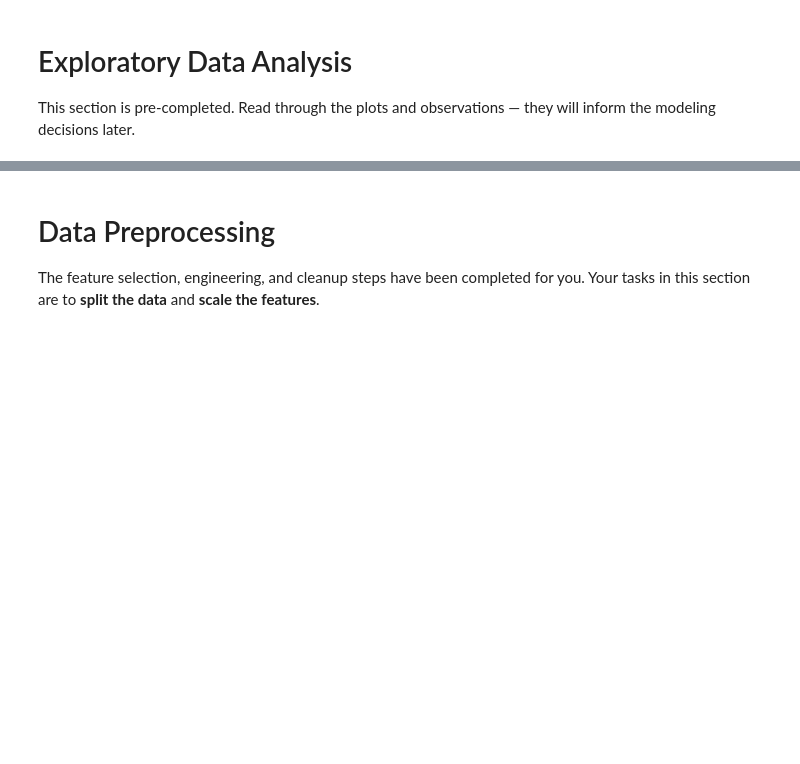
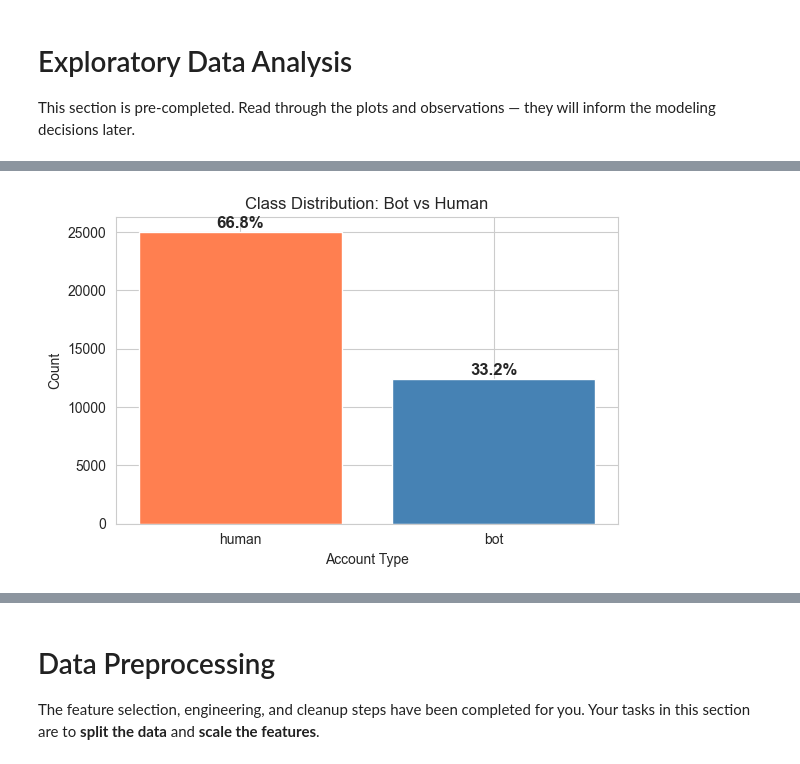
Before and after one commit to dougyd92/ML-Foudations, a Jupyter notebook: Projects/Project_2_Bot_or_Not_Classification.ipynb, the cells around one changed output, grey strips where cells are left out. Drawn from its saved outputs; the diff is of its cells as text; code cells hidden in the pictures; blank space fills up the shorter version.

```diff
--- a/Projects/Project_2_Bot_or_Not_Classification.ipynb
+++ b/Projects/Project_2_Bot_or_Not_Classification.ipynb
@@ -162,0 +179,16 @@ Note: Many of these features are likely heavily skewed. Consider using log-scale
+# %%
+counts = df['account_type'].value_counts()
+pcts = df['account_type'].value_counts(normalize=True) * 100
+
+fig, ax = plt.subplots(figsize=(6, 4))
+bars = ax.bar(counts.index, counts.values, color=['coral', 'steelblue'])
+for bar, pct in zip(bars, pcts.values):
+    ax.text(bar.get_x() + bar.get_width() / 2, bar.get_height() + 300,
+            f'{pct:.1f}%', ha='center', fontsize=12, fontweight='bold')
+ax.set_title('Class Distribution: Bot vs Human')
+ax.set_ylabel('Count')
+ax.set_xlabel('Account Type')
+plt.tight_layout()
+plt.show()
+# %% [output]
+[figure, added]
```
Also changed, not shown: parts of 47 cells of this notebook.
